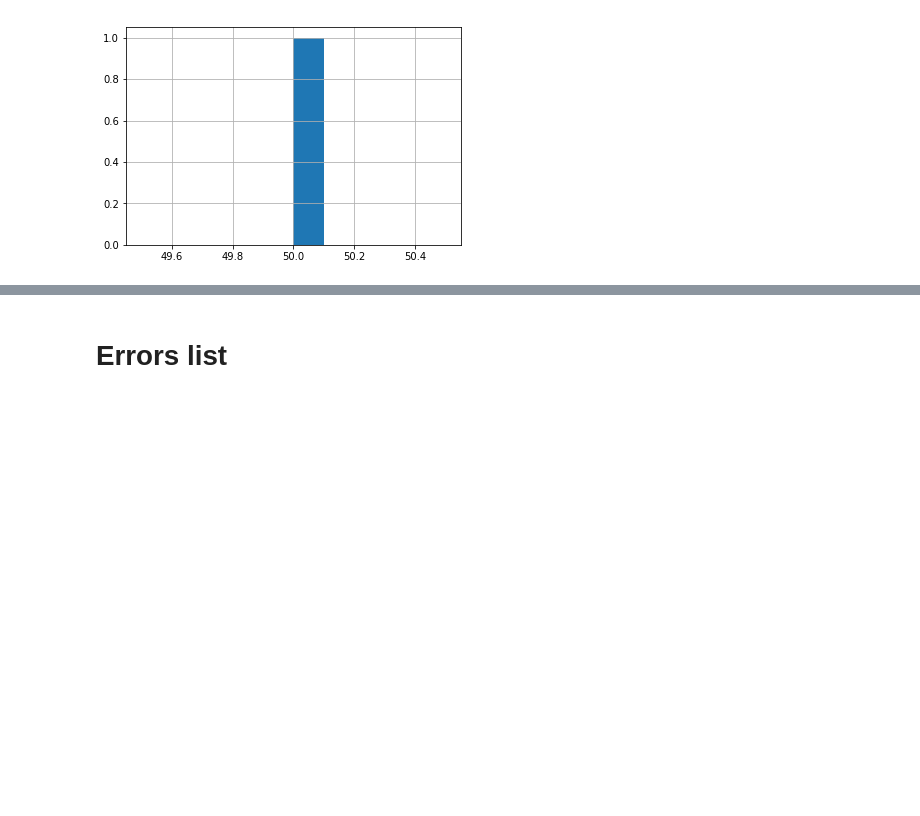
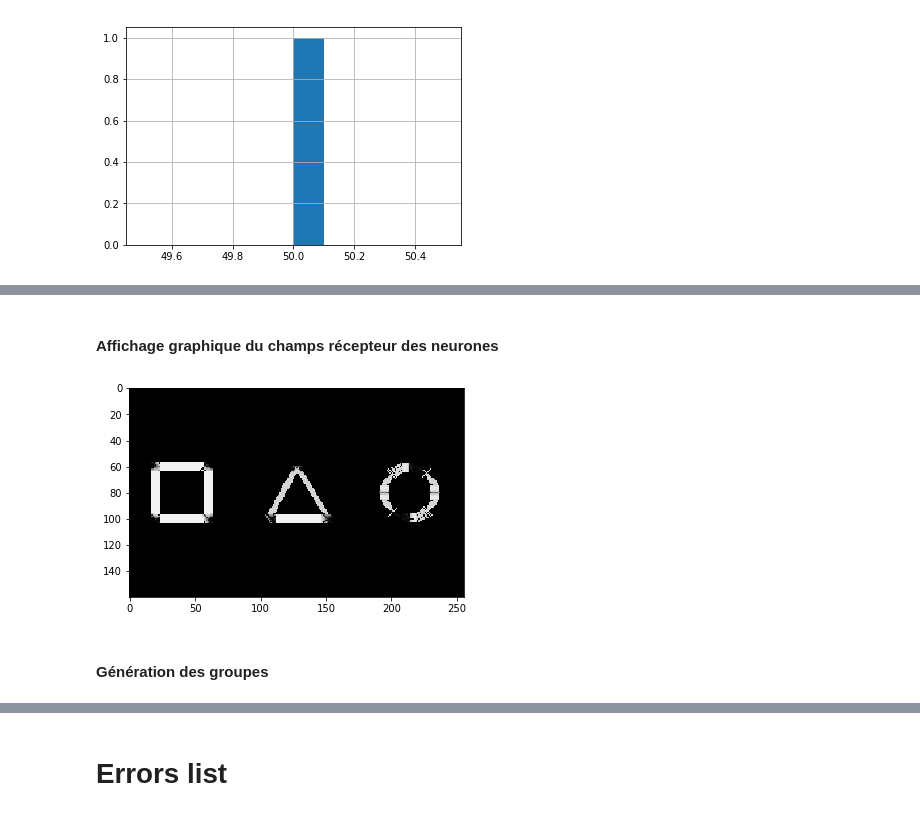
Before and after one commit to oliviermanette/VideoObjectDetection, a Jupyter notebook: Video Object Detection.ipynb, the cells around one changed output, grey strips where cells are left out. Cells and saved outputs as stored; diff of their text form; code cells hidden in the pictures; blank space fills up the shorter version.

```diff
--- a/detection.ipynb
+++ b/Video Object Detection.ipynb
@@ -762,0 +758,5 @@ titi.groupby('group').size().hist()
+# %%
+indices = np.where(frame != [0])
+nbPixelsAll = nbPixelField(indices[0], indices[1], frame, tailleField)
+titi = getNeuronActivationList(indices[0], indices[1], tailleField, frame,
+                               nbPixelsAll)
@@ -762,0 +783,10 @@ titi.groupby('group').size().hist()
+# %% [markdown]
+#### Affichage graphique du champs récepteur des neurones
+# %%
+testBitmap = np.zeros((frame.shape[0],frame.shape[1],3), np.uint8)
+testBitmap = drawFieldNeurons(titi, testBitmap)
+imgplot = plt.imshow(testBitmap)
+# %% [output]
+[figure, added]
+# %% [markdown]
+#### Génération des groupes
```
Also changed, not shown: parts of 14 cells of this notebook, 3 other files.
